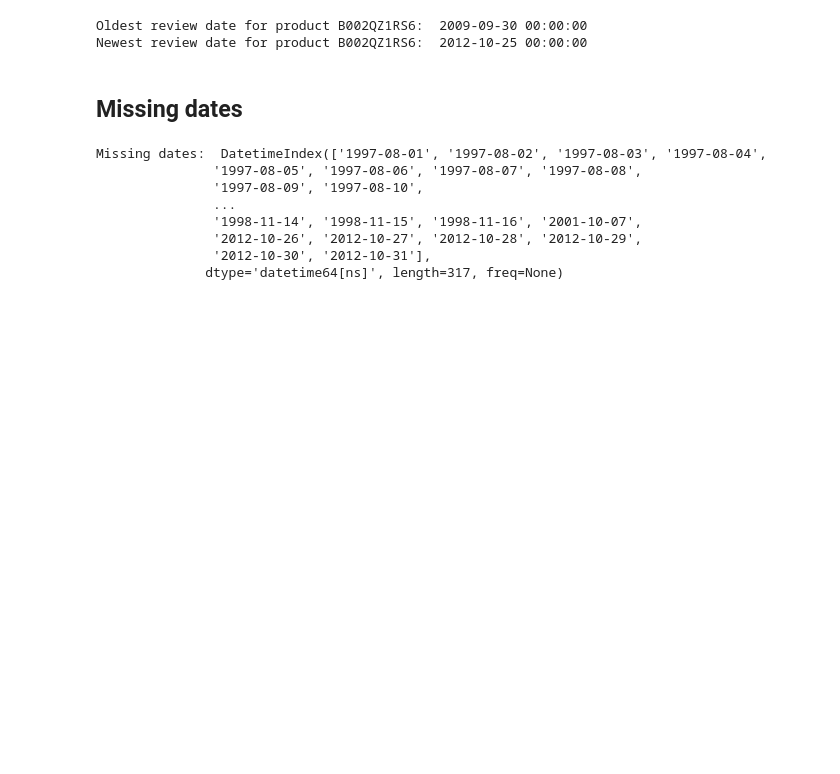
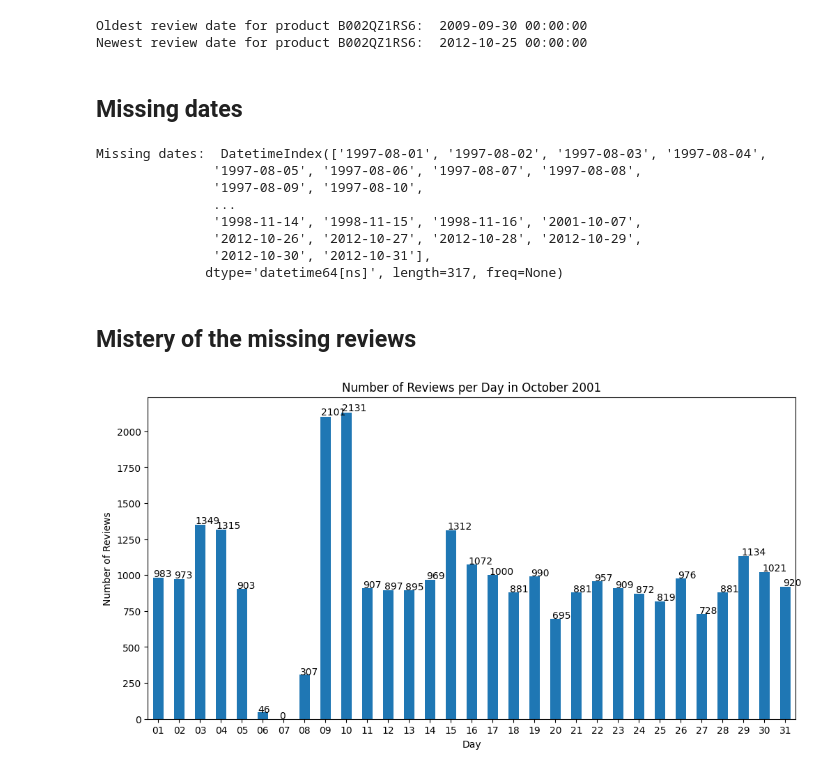
Before and after one commit to JPLM03/ADC-Project, a Jupyter notebook: analysis.ipynb, the cells around one changed output. Drawn from its saved outputs; the diff is of its cells as text; code cells hidden in the pictures; blank space fills up the shorter version.

Commit message:
missing reviwes mistery

```diff
--- a/analysis.ipynb
+++ b/analysis.ipynb
@@ -299,3 +309,36 @@ Missing dates:  DatetimeIndex(['1997-08-01', '1997-08-02', '1997-08-03', '1997-0
                '2012-10-26', '2012-10-27', '2012-10-28', '2012-10-29',
                '2012-10-30', '2012-10-31'],
               dtype='datetime64[ns]', length=317, freq=None)
+# %% [markdown]
+## Mistery of the missing reviews
+# %%
+# Filter the dataframe for October 2001
+october_2001_reviews = movies_pq[(movies_pq['rev_time'] >= '2001-10-01') & (movies_pq['rev_time'] <= '2001-10-31')]
+
+# Group by day and count the number of reviews
+daily_reviews_october_2001 = october_2001_reviews.groupby(october_2001_reviews['rev_time'].dt.date).size()
+
+# Create a date range for October 2001
+october_2001_range = pd.date_range(start='2001-10-01', end='2001-10-31')
+
+# Reindex the series to include all days in October 2001, filling missing days with zeros
+daily_reviews_october_2001 = daily_reviews_october_2001.reindex(october_2001_range, fill_value=0)
+
+# Plot the bar graph
+plt.figure(figsize=(12, 6))
+ax = daily_reviews_october_2001.plot(kind='bar')
+plt.xlabel('Day')
+plt.ylabel('Number of Reviews')
+plt.title('Number of Reviews per Day in October 2001')
+plt.xticks(rotation=0)
+
+# Format the x-axis labels to only show the day
+ax.set_xticklabels([date.strftime('%d') for date in daily_reviews_october_2001.index])
+
+# Add the number of reviews to the bars
+for p in ax.patches:
+    ax.annotate(str(p.get_height()), (p.get_x() * 1.005, p.get_height() * 1.005))
+
+plt.show()
+# %% [output]
+[figure, added]
```
Also changed, not shown: parts of 2 cells of this notebook.
